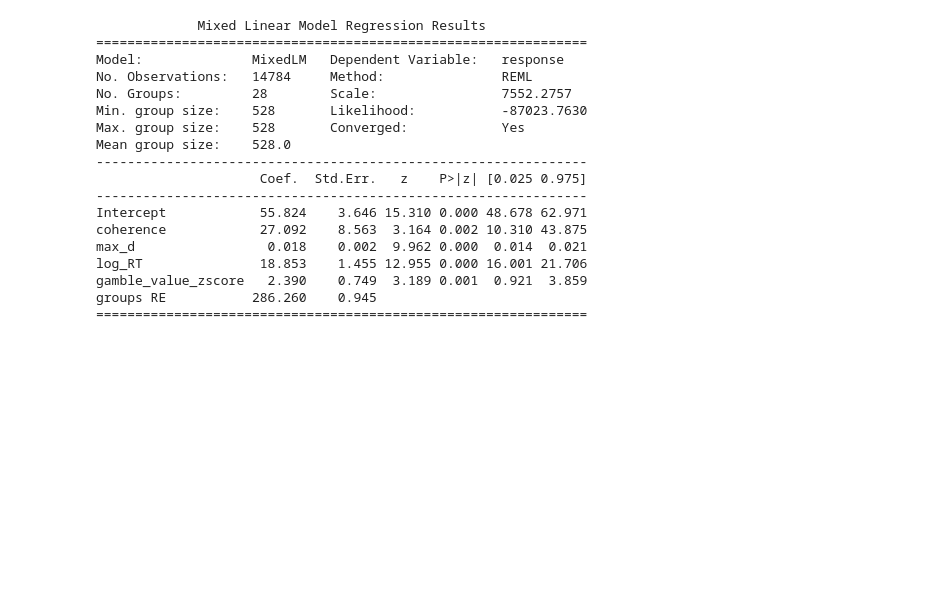
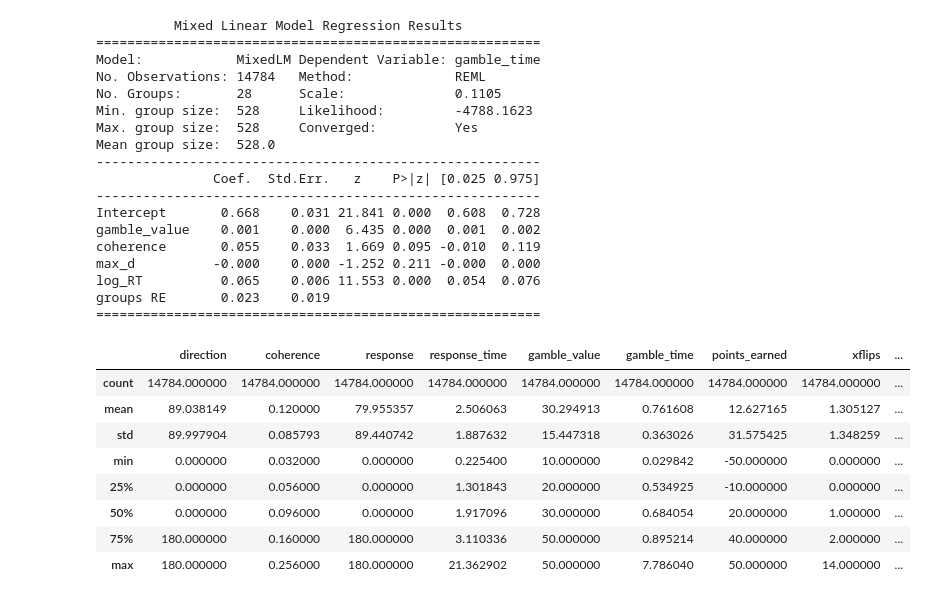
Before and after one commit to cherepaha/eyehand_confidence, a Jupyter notebook: stats.ipynb, the cells around one changed output. Saved outputs shown, nothing was run; the diff lists cells and outputs as text; code cells hidden in the pictures; blank space fills up the shorter version.

```diff
--- a/stats.ipynb
+++ b/stats.ipynb
@@ -13,25 +14,38 @@ choices['log_RT'] = np.log(choices.response_time)
 # %%
-# formula = "response ~ coherence*max_d*log_RT*gamble_value_zscore"
-formula = "response ~ coherence+max_d+log_RT+gamble_value_zscore"
+# formula = "is_correct ~ coherence+max_d+log_RT+gamble_value_zscore"
+# formula = "gamble_value ~ coherence+max_d+log_RT"
+formula = "gamble_time ~ gamble_value+coherence+max_d+log_RT"
 md  = smf.mixedlm(formula, choices, groups=choices['subj_id'])
 mdf = md.fit()
 print(mdf.summary())
 # %% [output]
-             Mixed Linear Model Regression Results
-===============================================================
-Model:              MixedLM   Dependent Variable:   response
-No. Observations:   14784     Method:               REML
-No. Groups:         28        Scale:                7552.2757
-Min. group size:    528       Likelihood:           -87023.7630
-Max. group size:    528       Converged:            Yes
-Mean group size:    528.0
----------------------------------------------------------------
-                     Coef.  Std.Err.   z    P>|z| [0.025 0.975]
----------------------------------------------------------------
-Intercept            55.824    3.646 15.310 0.000 48.678 62.971
-coherence            27.092    8.563  3.164 0.002 10.310 43.875
-max_d                 0.018    0.002  9.962 0.000  0.014  0.021
-log_RT               18.853    1.455 12.955 0.000 16.001 21.706
-gamble_value_zscore   2.390    0.749  3.189 0.001  0.921  3.859
-groups RE           286.260    0.945
-===============================================================
+          Mixed Linear Model Regression Results
+=========================================================
+Model:            MixedLM Dependent Variable: gamble_time
+No. Observations: 14784   Method:             REML
+No. Groups:       28      Scale:              0.1105
+Min. group size:  528     Likelihood:         -4788.1623
+Max. group size:  528     Converged:          Yes
+Mean group size:  528.0
+---------------------------------------------------------
+               Coef.  Std.Err.   z    P>|z| [0.025 0.975]
+---------------------------------------------------------
+Intercept       0.668    0.031 21.841 0.000  0.608  0.728
+gamble_value    0.001    0.000  6.435 0.000  0.001  0.002
+coherence       0.055    0.033  1.669 0.095 -0.010  0.119
+max_d          -0.000    0.000 -1.252 0.211 -0.000  0.000
+log_RT          0.065    0.006 11.553 0.000  0.054  0.076
+groups RE       0.023    0.019
+=========================================================
+# %%
+choices.describe()
+# %% [output]
+|  | direction | coherence | response | response_time | gamble_value | gamble_time | points_earned | xflips | ... |
+| count | 14784.000000 | 14784.000000 | 14784.000000 | 14784.000000 | 14784.000000 | 14784.000000 | 14784.000000 | 14784.000000 | ... |
+| mean | 89.038149 | 0.120000 | 79.955357 | 2.506063 | 30.294913 | 0.761608 | 12.627165 | 1.305127 | ... |
+| std | 89.997904 | 0.085793 | 89.440742 | 1.887632 | 15.447318 | 0.363026 | 31.575425 | 1.348259 | ... |
+| min | 0.000000 | 0.032000 | 0.000000 | 0.225400 | 10.000000 | 0.029842 | -50.000000 | 0.000000 | ... |
+| 25% | 0.000000 | 0.056000 | 0.000000 | 1.301843 | 20.000000 | 0.534925 | -10.000000 | 0.000000 | ... |
+| 50% | 0.000000 | 0.096000 | 0.000000 | 1.917096 | 30.000000 | 0.684054 | 20.000000 | 1.000000 | ... |
+| 75% | 180.000000 | 0.160000 | 180.000000 | 3.110336 | 50.000000 | 0.895214 | 40.000000 | 2.000000 | ... |
+| max | 180.000000 | 0.256000 | 180.000000 | 21.362902 | 50.000000 | 7.786040 | 50.000000 | 14.000000 | ... |
```
Also changed, not shown: parts of 2 cells of this notebook, 1 other file.
